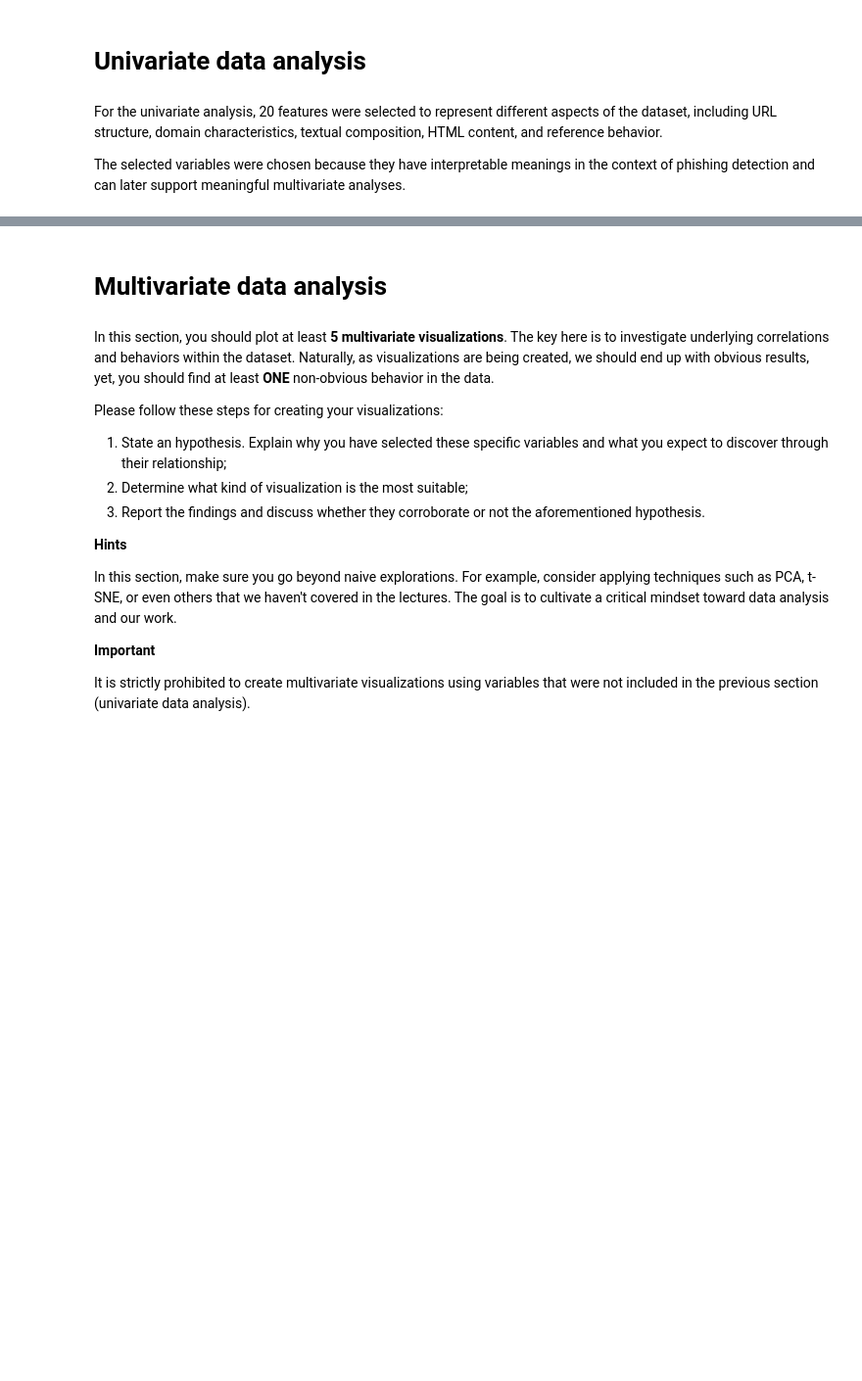
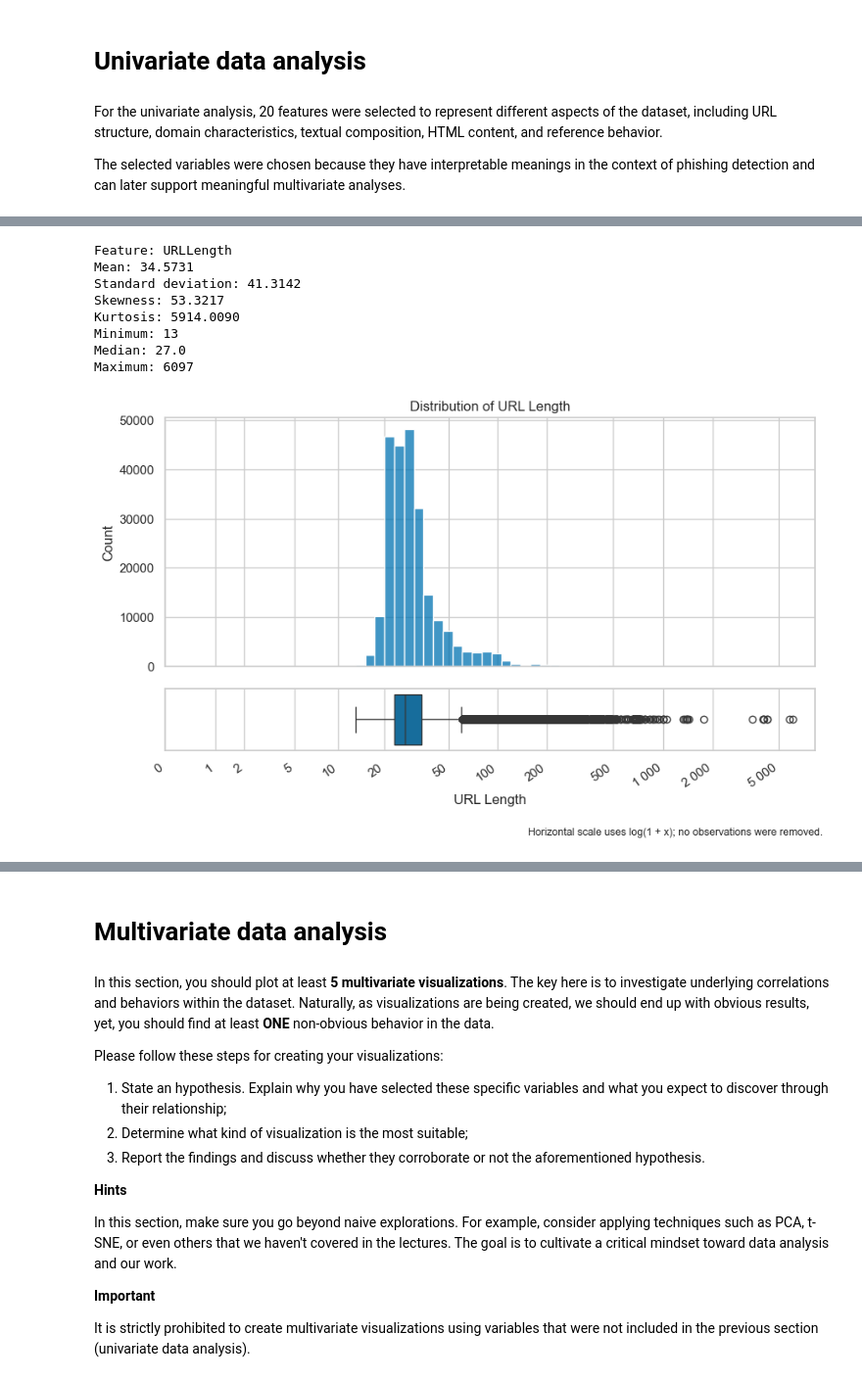
Before and after one commit to luiz-matoso/phiusiil-phishing-analysis, a Jupyter notebook: notebooks/notebook.ipynb, the cells around one changed output, grey strips where cells are left out. Shown at 98% size. Saved outputs shown, nothing was run; the diff lists cells and outputs as text; code cells hidden in the pictures; blank space fills up the shorter version.

Commit message:
refactor: update notebook with univariates, multivariates and visualizations

```diff
--- a/notebooks/notebook.ipynb
+++ b/notebooks/notebook.ipynb
@@ -545,17 +172,0 @@ This variable was selected because HTTPS is commonly associated with secure comm
-# %%
-data = df["IsHTTPS"]
-
-print(f"Mean: {data.mean():.4f}")
-print(f"Standard deviation: {data.std():.4f}")
-print(f"Skewness: {data.skew():.4f}")
-print(f"Kurtosis: {data.kurt():.4f}")
-print("\nCounts:")
-print(data.value_counts().sort_index())
-
-plt.figure(figsize=(6, 4))
-counts = data.value_counts().sort_index()
-plt.bar(counts.index.astype(str), counts.values)
-plt.xlabel("IsHTTPS")
-plt.ylabel("Frequency")
-plt.title("Distribution of HTTPS Usage")
-plt.show()
@@ -610,0 +417,13 @@ For visualization purposes, the histogram was limited to the 99th percentile, co
+# %%
+describe_feature("URLLength")
+plot_log_hist_box("URLLength", "URL Length", bins=45)
+# %% [output]
+Feature: URLLength
+Mean: 34.5731
+Standard deviation: 41.3142
+Skewness: 53.3217
+Kurtosis: 5914.0090
+Minimum: 13
+Median: 27.0
+Maximum: 6097
+[figure, added]
```
Also changed, not shown: parts of 131 cells of this notebook.
